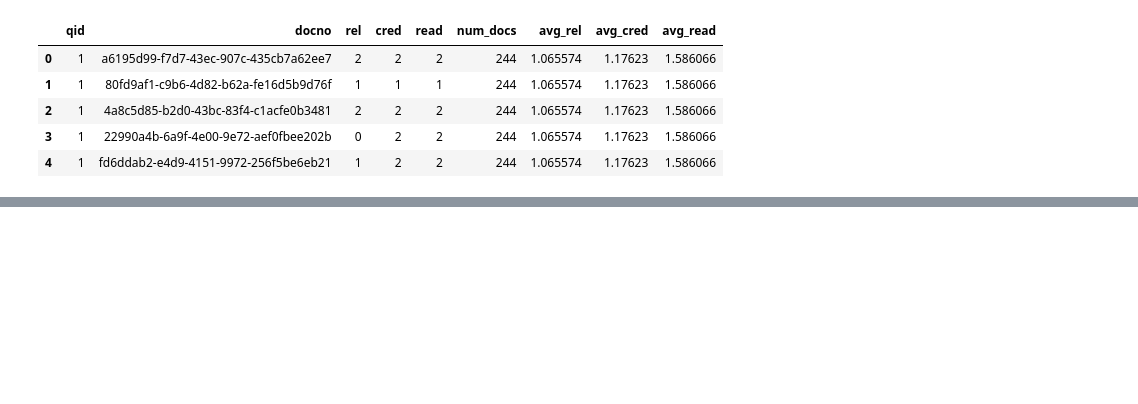
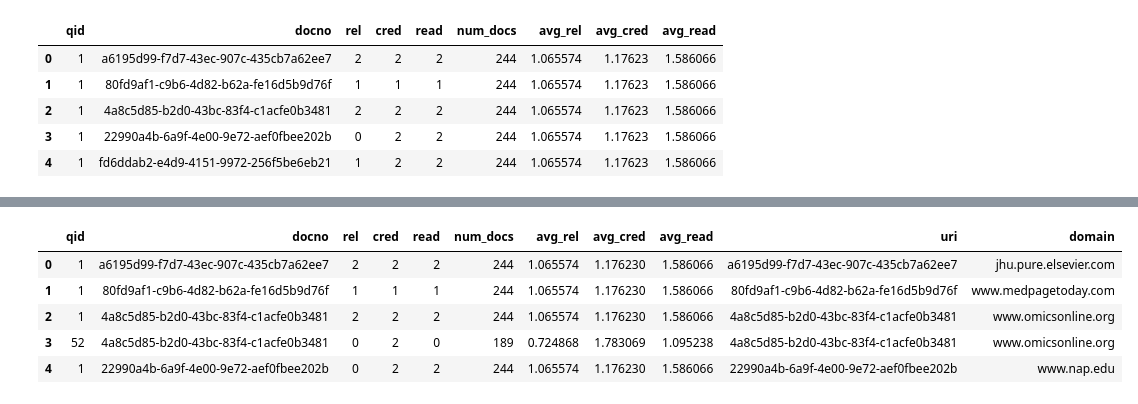
Before and after one commit to JoProbst/ThesisCode, a Jupyter notebook: dataset/data_exploration.ipynb, the cells around one changed output, grey strips where cells are left out. Cells and saved outputs as stored; diff of their text form; code cells hidden in the pictures; blank space fills up the shorter version.

```diff
--- a/dataset/data_exploration.ipynb
+++ b/dataset/data_exploration.ipynb
@@ -148,3 +121,6 @@ qrels_cred_read.head()
 | 2 | 1 | 4a8c5d85-b2d0-43bc-83f4-c1acfe0b3481 | 2 | 2 | 2 | 244 | 1.065574 | 1.17623 | 1.586066 |
 | 3 | 1 | 22990a4b-6a9f-4e00-9e72-aef0fbee202b | 0 | 2 | 2 | 244 | 1.065574 | 1.17623 | 1.586066 |
 | 4 | 1 | fd6ddab2-e4d9-4151-9972-256f5be6eb21 | 1 | 2 | 2 | 244 | 1.065574 | 1.17623 | 1.586066 |
+# %%
+assesed_docs_df = pd.read_csv("Webdoc/data/assessed_docs.csv")
+assesed_docs_df
@@ -150,0 +141,7 @@ qrels_cred_read.head()
+# %%
+# number of unique domains
+number_unique_domains = assesed_docs_df["domain"].nunique()
+# add domain column to qrels_cred_read
+qrels_cred_read = pd.merge(qrels_cred_read, assesed_docs_df[["uri", "domain"]], left_on="docno", right_on="uri")
+# drop uri column
+qrels_cred_read = qrels_cred_read.drop(columns=["uri"])
@@ -151,3 +200,12 @@ qrels_cred_read.head()
+# %%
+qrels_cred_read.head()
+# %% [output]
+|  | qid | docno | rel | cred | read | num_docs | avg_rel | avg_cred | avg_read | uri | domain |
+| 0 | 1 | a6195d99-f7d7-43ec-907c-435cb7a62ee7 | 2 | 2 | 2 | 244 | 1.065574 | 1.176230 | 1.586066 | a6195d99-f7d7-43ec-907c-435cb7a62ee7 | jhu.pure.elsevier.com |
+| 1 | 1 | 80fd9af1-c9b6-4d82-b62a-fe16d5b9d76f | 1 | 1 | 1 | 244 | 1.065574 | 1.176230 | 1.586066 | 80fd9af1-c9b6-4d82-b62a-fe16d5b9d76f | www.medpagetoday.com |
+| 2 | 1 | 4a8c5d85-b2d0-43bc-83f4-c1acfe0b3481 | 2 | 2 | 2 | 244 | 1.065574 | 1.176230 | 1.586066 | 4a8c5d85-b2d0-43bc-83f4-c1acfe0b3481 | www.omicsonline.org |
+| 3 | 52 | 4a8c5d85-b2d0-43bc-83f4-c1acfe0b3481 | 0 | 2 | 0 | 189 | 0.724868 | 1.783069 | 1.095238 | 4a8c5d85-b2d0-43bc-83f4-c1acfe0b3481 | www.omicsonline.org |
+| 4 | 1 | 22990a4b-6a9f-4e00-9e72-aef0fbee202b | 0 | 2 | 2 | 244 | 1.065574 | 1.176230 | 1.586066 | 22990a4b-6a9f-4e00-9e72-aef0fbee202b | www.nap.edu |
 # %%
 # get average rel, cred, read per qid
 query_stats = qrels_cred_read.groupby("qid", as_index=False).agg({"avg_rel": "mean", "avg_cred": "mean", "avg_read": "mean", "num_docs": "mean"})
```
Also changed, not shown: parts of 39 cells of this notebook, 23 other files.
